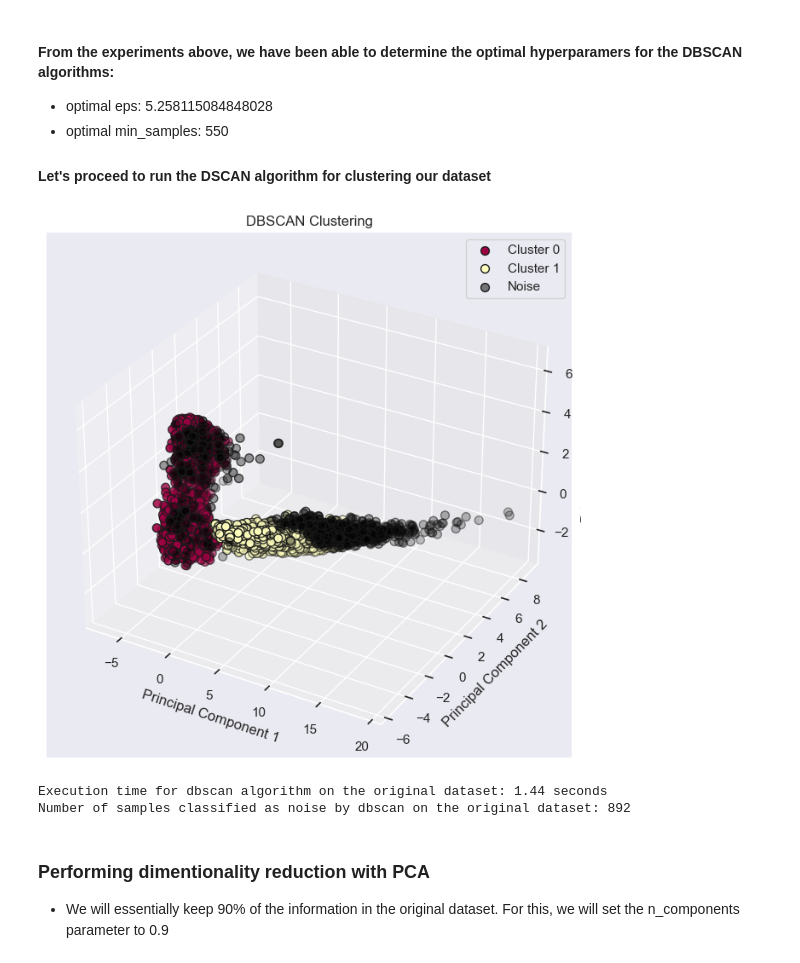
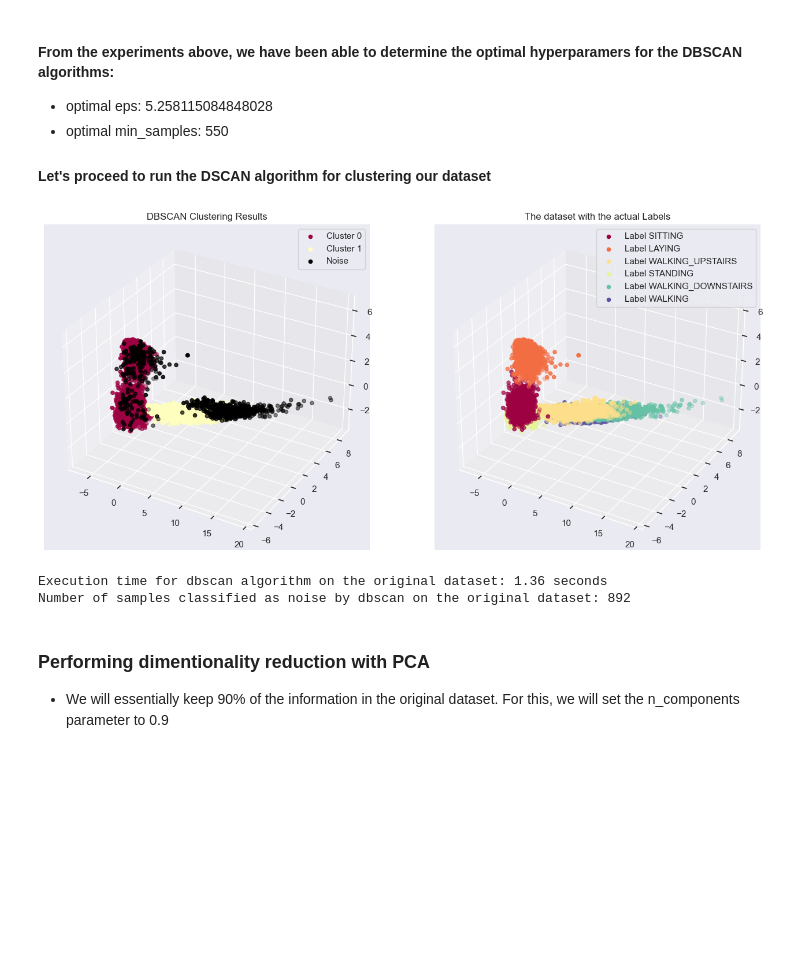
Before and after one commit to abdulaihalidu/Abo-Akademi-Machine-Learning, a Jupyter notebook: Clustering Human Activities/Human activity clustering.ipynb, the cells around one changed output. Drawn from its saved outputs; the diff is of its cells as text; code cells hidden in the pictures; blank space fills up the shorter version.

```diff
--- a/Clustering Human Activities/Human activity clustering.ipynb
+++ b/Clustering Human Activities/Human activity clustering.ipynb
@@ -575,10 +618,10 @@ def perform_dbscan_and_visualize_with_pca(data, eps=EPS, min_samples=MIN_SAMPLES
 # %%
-dbscan_labels, dbscan_model, execution_time_dbscan_original_dataset, noise_samples_cnt = perform_dbscan_and_visualize_with_pca(train_test_dataset)
+dbscan_labels, dbscan_model, execution_time_dbscan_original_dataset, noise_samples_cnt = visualize_dbscan(train_test_dataset, train_test_labels)
 print(f"Execution time for dbscan algorithm on the original dataset: {execution_time_dbscan_original_dataset:.2f} seconds")
 print(f"Number of samples classified as noise by dbscan on the original dataset: {noise_samples_cnt}")
 # %% [output]
-[figure, old version]
+[figure, new version]
-Execution time for dbscan algorithm on the original dataset: 1.44 seconds
+Execution time for dbscan algorithm on the original dataset: 1.36 seconds
 Number of samples classified as noise by dbscan on the original dataset: 892
 # %% [markdown]
 ### Performing dimentionality reduction with PCA
```
Also changed, not shown: parts of 11 cells of this notebook, 1 other file.
